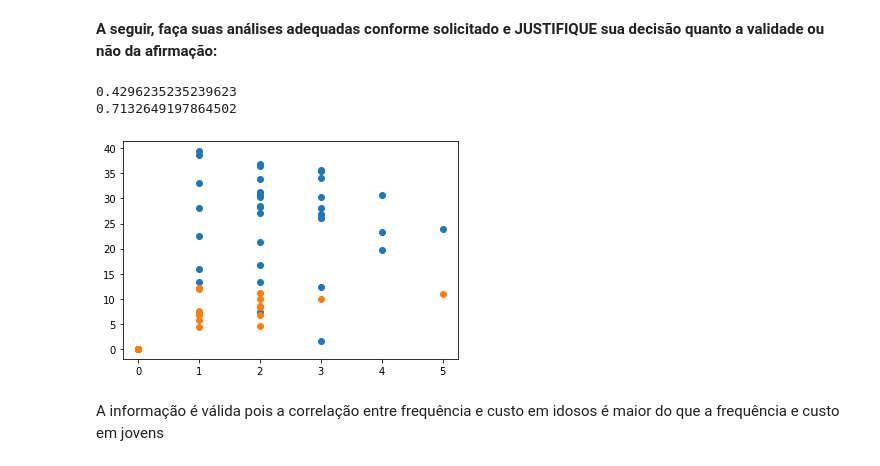
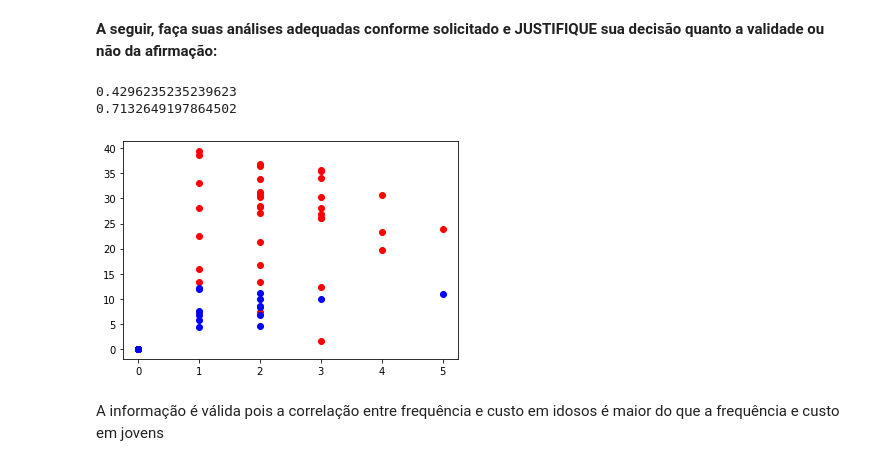
Before and after one commit to RaphaCBa9/cdados_2023_1, a Jupyter notebook: provas_anteriores/PI20222/Gabarito 2.0.ipynb, the cells around one changed output. Saved outputs shown, nothing was run; the diff lists cells and outputs as text; code cells hidden in the pictures.

```diff
--- a/provas_anteriores/PI20222/Gabarito 2.0.ipynb
+++ b/provas_anteriores/PI20222/Gabarito 2.0.ipynb
@@ -361,15 +382,15 @@ Faça a **construção de gráficos adequados** e também do **cálculo de medid
 # %%
 corr_freq_custo_jovem = jovens.FREQ.corr(jovens.CUSTO)
 print(corr_freq_custo_jovem)
 corr_freq_custo_idoso = idosos.FREQ.corr(idosos.CUSTO)
 print(corr_freq_custo_idoso)
-plt.scatter(jovens.FREQ, jovens.CUSTO)
-plt.scatter(idosos.FREQ, idosos.CUSTO)
+plt.scatter(jovens.FREQ, jovens.CUSTO, color='red')
+plt.scatter(idosos.FREQ, idosos.CUSTO, color='blue')
 plt.show()
 # %% [output]
 0.4296235235239623
 0.7132649197864502
-[figure, old version]
+[figure, new version]
 # %% [markdown]
 A informação é válida pois a correlação entre frequência e custo em idosos é maior do que a frequência e custo em jovens
 # %% [markdown]
```
Also changed, not shown: parts of 9 cells of this notebook.
